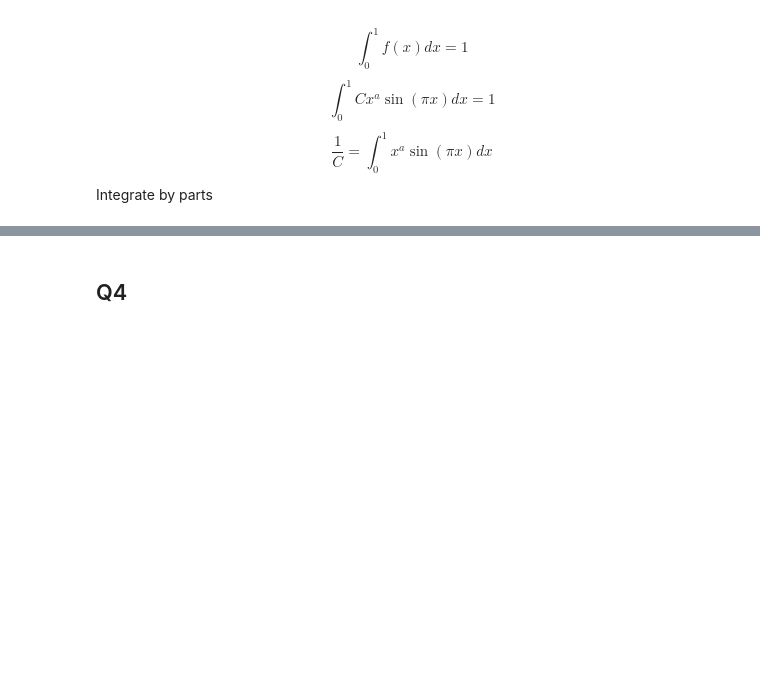
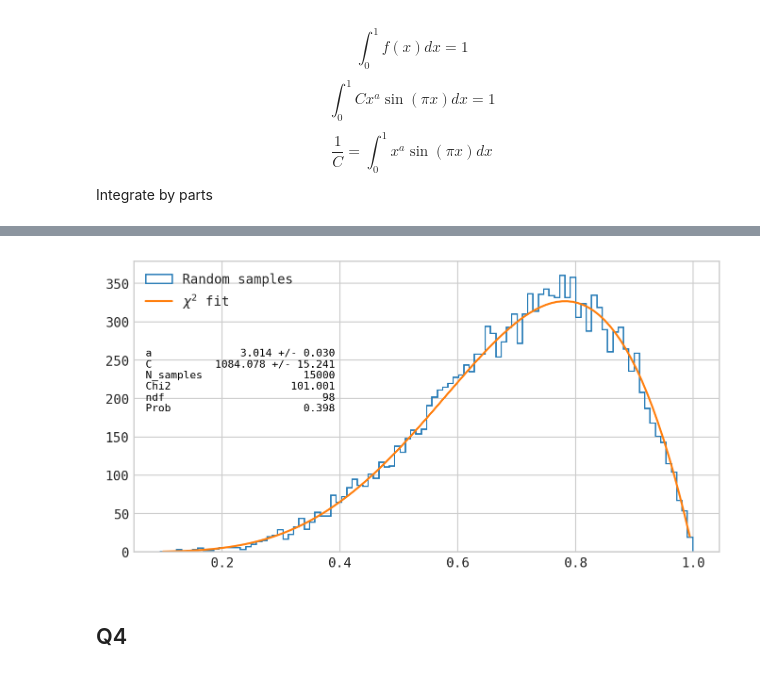
Before and after one commit to rizfn/AppStat2022, a Jupyter notebook: DataAndCodeForProblemSet/problemset.ipynb, the cells around one changed output, grey strips where cells are left out. Drawn from its saved outputs; the diff is of its cells as text; code cells hidden in the pictures; blank space fills up the shorter version.

```diff
--- a/DataAndCodeForProblemSet/problemset.ipynb
+++ b/DataAndCodeForProblemSet/problemset.ipynb
@@ -28,3 +121,48 @@ def inverse_transform_sample(inv_CDF, n_samples):
+# %%
+def fit_a(x, a, C):
+    return C * x**a * np.sin(np.pi * x)
+# %%
+Nbins = 100
+N_samples = 15000
+
+data = inverse_transform_sample(inv_CDF, N_samples)
+# y, x_edges = np.histogram(data, bins=Nbins, density=True)
+y, x_edges = np.histogram(data, bins=Nbins)
+
+x = (x_edges[1:] + x_edges[:-1])/2
+
+chi2_object = Chi2Regression(fit_a, x[y>0], y[y>0], np.sqrt(y)[y>0])
+chi2_object.errordef = 1.0    # Chi2 definition (for Minuit)
+
+minuit = Minuit(chi2_object, a=3, C=0.1)     # External Functions
+
+# Perform the actual fit:
+minuit.migrad()
+
+Nvar = 2                    # Number of variables (a, C)
+Ndof_fit = Nbins - Nvar    # Number of degrees of freedom = Number of data points - Number of variables
+
+# Get the minimal value obtained for the quantity to be minimised (here the Chi2)
+Chi2_fit = minuit.fval                          # The chi2 value
+Prob_fit = stats.chi2.sf(Chi2_fit, Ndof_fit)    # The chi2 probability given N degrees of freedom
+
+fig, ax = plt.subplots()
+plt.hist(data, bins=Nbins, histtype='step', label='Random samples')
+plt.plot(x, fit_a(x, minuit.values['a'], minuit.values['C']), label=r'$\chi^2$ fit')
+plt.legend()
+
+d = {'a': [minuit.values['a'], minuit.errors['a']],
+     'C': [minuit.values['C'], minuit.errors['C']],
+     'N_samples' : N_samples,
+     'Chi2':     Chi2_fit,
+     'ndf':      Ndof_fit,
+     'Prob':     Prob_fit,
+    }
+
+text = nice_string_output(d, extra_spacing=2, decimals=3)
+add_text_to_ax(0.02, 0.7, text, ax, fontsize=8)
+# %% [output]
+[figure, added]
 # %% [markdown]
 ## Q4
 # %% [markdown]
```
Also changed, not shown: parts of 70 cells of this notebook, 3 other files.
